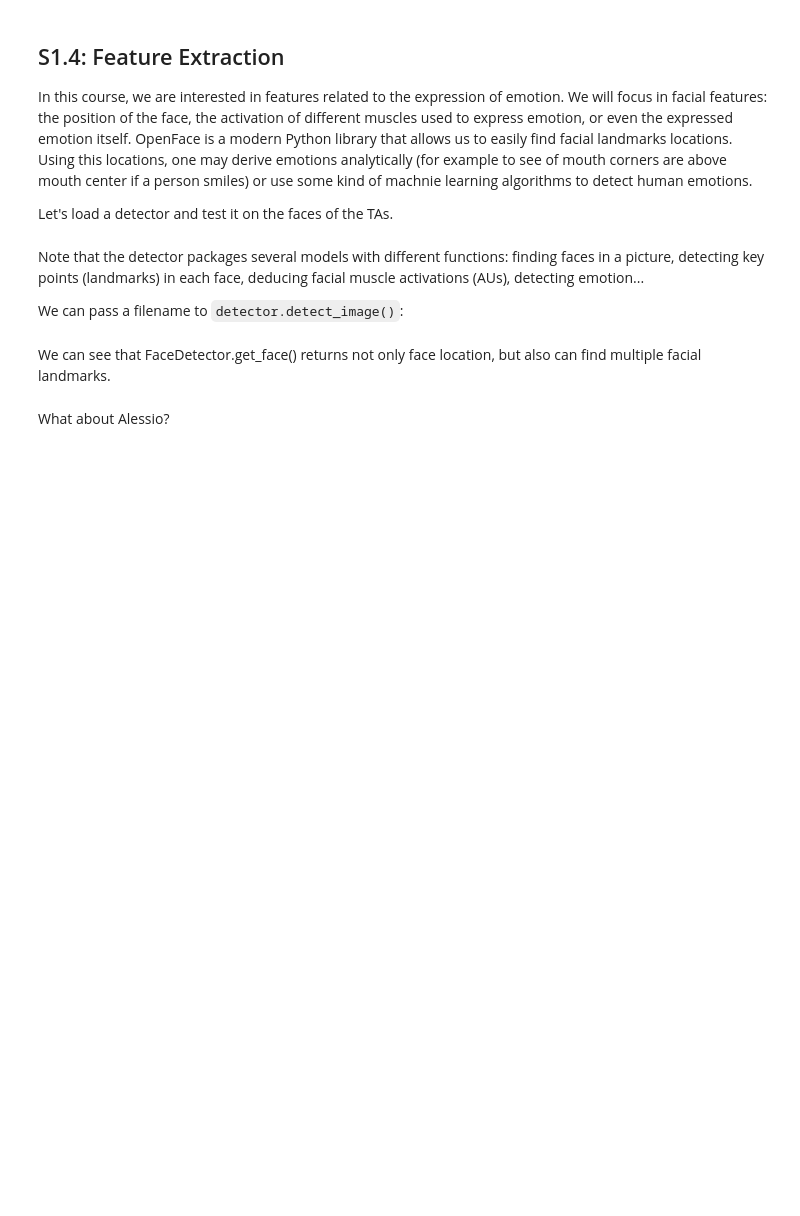
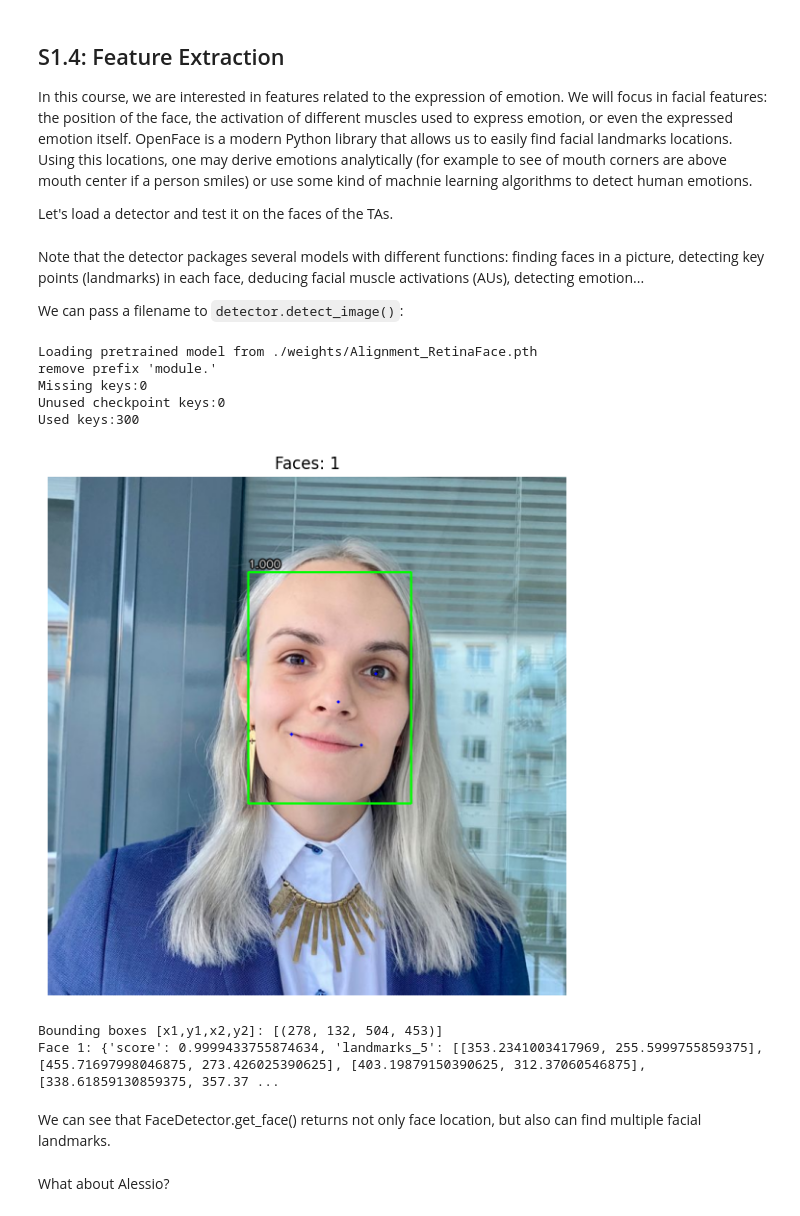
Before and after one commit to daanbrugmans/uu-intelligent-interactive-systems-25-26, a Jupyter notebook: assignments/lab_1/lab1_notebook.ipynb, the cells around one changed output. Drawn from its saved outputs; the diff is of its cells as text; code cells hidden in the pictures; blank space fills up the shorter version.

```diff
--- a/assignments/lab_1/lab1_notebook.ipynb
+++ b/assignments/lab_1/lab1_notebook.ipynb
@@ -462,7 +514,7 @@ Note that the detector packages several models with different functions: finding
 We can pass a filename to `detector.detect_image()`:
 # %%
 image_path = "lux.jpg"
-device = "cpu"  # or "cuda" to make it run faster if you have a compatible GPU; you can also try "mps" on MacOS with Apple Silicon
+device = "cuda"  # or "cuda" to make it run faster if you have a compatible GPU; you can also try "mps" on MacOS with Apple Silicon
 
 detector = FaceDetector(model_path="./weights/Alignment_RetinaFace.pth", device=device)
 
@@ -485,33 +537,42 @@ else:
         # draw box
         cv2.rectangle(vis, (x1, y1), (x2, y2), (0,255,0), 2)
 
         # draw 5 landmarks if present
         if len(det) >= 15:
             lm = det[5:15].reshape(-1,2)
             for (lx, ly) in lm.astype(int):
                 cv2.circle(vis, (lx, ly), 2, (255,0,0), -1)
 
         # label with confidence
         if score is not None:
             cv2.putText(vis, f"{score:.3f}", (x1, max(0,y1-6)),
                         cv2.FONT_HERSHEY_SIMPLEX, 0.5, (0,0,0), 3, cv2.LINE_AA)
             cv2.putText(vis, f"{score:.3f}", (x1, max(0,y1-6)),
                         cv2.FONT_HERSHEY_SIMPLEX, 0.5, (255,255,255), 1, cv2.LINE_AA)
 
     # Show in notebook (RGB)
     plt.figure(figsize=(10,7))
     plt.imshow(cv2.cvtColor(vis, cv2.COLOR_BGR2RGB))
     plt.axis("off")
     plt.title(f"Faces: {len(dets)}")
     plt.show()
 
     # Print details
     print("Bounding boxes [x1,y1,x2,y2]:", boxes)
     for i, det in enumerate(dets):
         info = {"score": float(det[4]) if len(det) > 4 else None}
         if len(det) >= 15:
             info["landmarks_5"] = det[5:15].reshape(-1,2).tolist()
         print(f"Face {i+1}:", info)
+# %% [output]
+Loading pretrained model from ./weights/Alignment_RetinaFace.pth
+remove prefix 'module.'
+Missing keys:0
+Unused checkpoint keys:0
+Used keys:300
+[figure, added]
+Bounding boxes [x1,y1,x2,y2]: [(278, 132, 504, 453)]
+Face 1: {'score': 0.9999433755874634, 'landmarks_5': [[353.2341003417969, 255.5999755859375], [455.71697998046875, 273.426025390625], [403.19879150390625, 312.37060546875], [338.61859130859375, 357.37 ...
 # %% [markdown]
 We can see that FaceDetector.get_face() returns not only face location, but also can find multiple facial landmarks.
 # %% [markdown]
```
Also changed, not shown: parts of 24 cells of this notebook.
